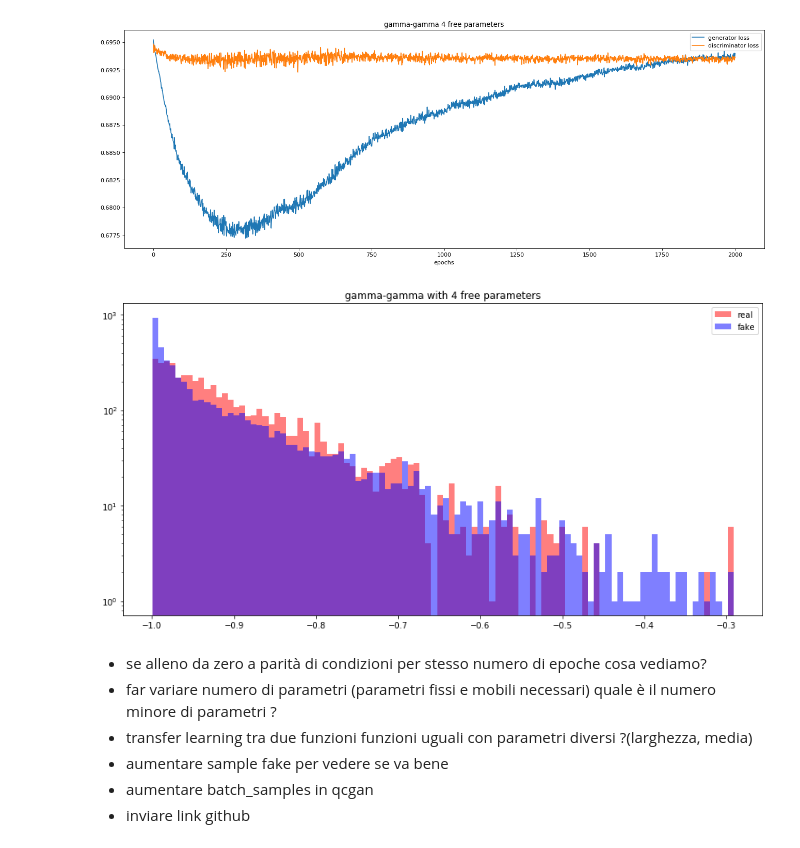
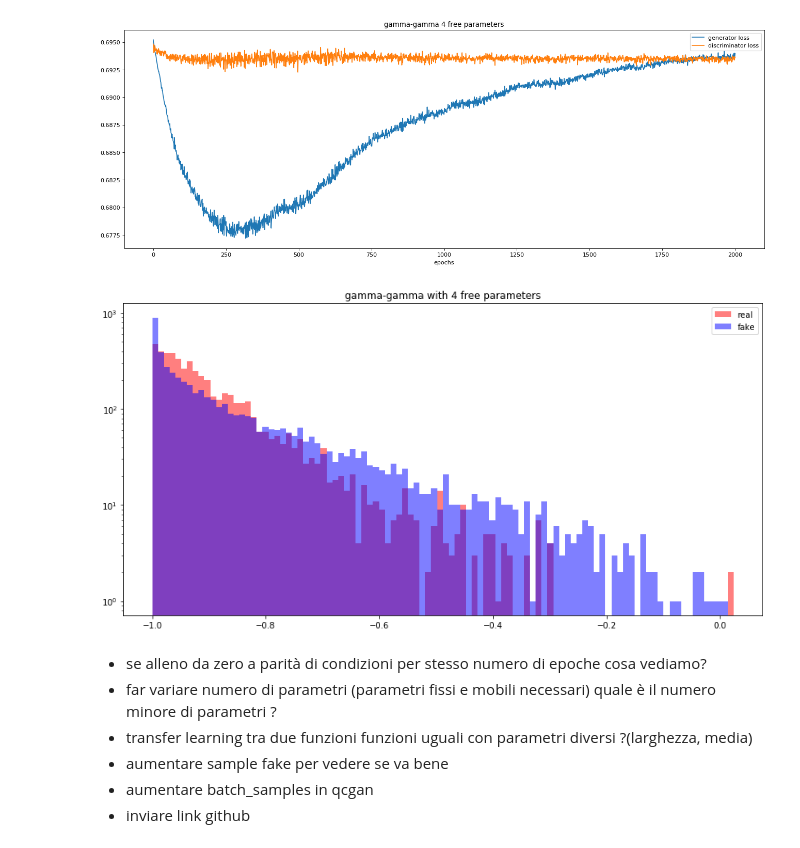
Before and after one commit to Edoardo-Pedicillo/Tesi_magistrale, a Jupyter notebook: gamma_gamma/gamma_gamma_fixed_params/gamma_gamma_layermodofied.ipynb, the cells around one changed output. Drawn from its saved outputs; the diff is of its cells as text; code cells hidden in the pictures.

```diff
--- a/gamma_gamma/gamma_gamma_fixed_params/gamma_gamma_layermodofied.ipynb
+++ b/gamma_gamma/gamma_gamma_fixed_params/gamma_gamma_layermodofied.ipynb
@@ -68,35 +68,35 @@ hamiltonian1 = hamiltonian1()
 latent_dim=3
 samples=5000
 nqubits=1
 layers=2
 # create quantum generator
 circuit = models.Circuit(nqubits)
 for l in range(layers):
     for q in range(nqubits):
         circuit.add(gates.RY(q, 0))
         circuit.add(gates.RZ(q, 0))
 for q in range(nqubits):
     circuit.add(gates.RY(q, 0))
 
 params = np.loadtxt(f"PARAMS_1Dgamma_1_3_2_10000_{n_layers}_0.1_fixed_params_6", delimiter=' ', unpack='true')
 params = tf.Variable(params)
 #print(params)
 x_fake, y_fake = qc.generate_fake_samples(params, latent_dim, samples, circuit, nqubits, layers, hamiltonian1)
 #x_fake,_= qc2.generate_fake_samples(params, latent_dim, samples)
 s=qc.generate_training_real_samples(samples)
-x_real, y_real = qc.generate_real_samples(samples, s, 2000)
+x_real, y_real = qc.generate_real_samples(samples, s, 3000)
 
 nbins=100
 pyplot.figure(figsize=(14, 7))
 bins_real=pyplot.hist(x_real, color='red', bins=nbins,label='real', alpha=0.5)
 bins_fake=pyplot.hist(x_fake.numpy(), bins=bins_real[1],color='blue', label='fake', alpha=0.5)
 #pyplot.xlim(-1,1)
 pyplot.yscale('log')
 pyplot.title('gamma-gamma with 4 free parameters')
 pyplot.legend()
 pyplot.show()
 # %% [output]
-[figure, old version]
+[figure, new version]
 # %% [markdown]
 - se alleno da zero a parità di condizioni per stesso numero di epoche cosa vediamo?
 - far variare numero di parametri (parametri fissi e mobili necessari) quale è il numero minore di parametri ?
```
Also changed, not shown: parts of 9 cells of this notebook, 10 other files.
